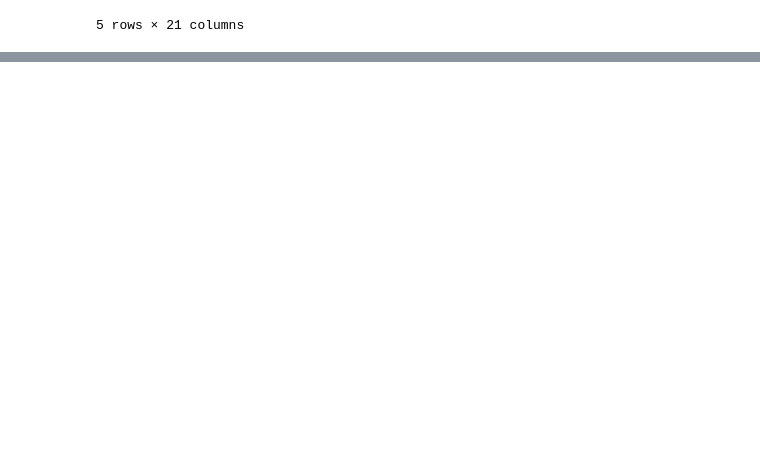
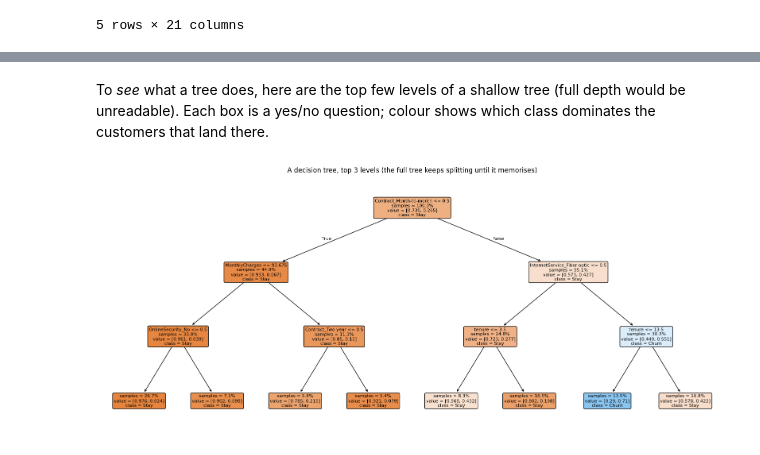
Before and after one commit to swayambhu2010/Python-Visibility, a Jupyter notebook: Ensemble methods: Bagging and random forests, adaptive boosting and gradient boosting/Week_4_v_0_0.ipynb, the cells around one changed output, grey strips where cells are left out. Saved outputs shown, nothing was run; the diff lists cells and outputs as text; code cells hidden in the pictures; blank space fills up the shorter version.

Commit message:
Bagging and Random forest methods

```diff
--- a/Ensemble methods: Bagging and random forests, adaptive boosting and gradient boosting/Week_4_v_0_0.ipynb
+++ b/Ensemble methods: Bagging and random forests, adaptive boosting and gradient boosting/Week_4_v_0_0.ipynb
@@ -65,0 +151,8 @@ df.head()
+# %%
+X_train_raw, X_test_raw, y_train, y_test = train_test_split(
+    X,
+    y,
+    test_size=0.2,
+    stratify=y,                 # Keep the same class distribution
+    random_state=RANDOM_STATE
+)
@@ -65,0 +175,9 @@ df.head()
+# %%
+encoder = OneHotEncoder(
+    handle_unknown="ignore",    # Ignore categories seen only in the test set
+    sparse_output=False          # Return a NumPy array instead of a sparse matrix
+)
+
+
+# Learn the categories from training data
+encoder.fit(X_train_raw[categorical_columns])
@@ -65,0 +211,13 @@ df.head()
+# %%
+X_train = encode_features(X_train_raw)
+X_test = encode_features(X_test_raw)
+
+feature_names = X_train.columns
+
+print(f"Total features after encoding : {X_train.shape[1]}")
+
+print(f"Training samples : {X_train.shape[0]}")
+print(f"Testing samples  : {X_test.shape[0]}")
+
+print(f"Training churn rate : {y_train.mean():.3f}")
+print(f"Testing churn rate  : {y_test.mean():.3f}")
@@ -65,0 +296,4 @@ df.head()
+# %%
+dt = DecisionTreeClassifier(class_weight="balanced", random_state=RANDOM_STATE)
+dt.fit(X_train, y_train)
+evaluate("Decision Tree (unconstrained)", dt)
@@ -65,0 +348,14 @@ df.head()
+# %% [markdown]
+To *see* what a tree does, here are the top few levels of a shallow tree (full depth would be
+unreadable). Each box is a yes/no question; colour shows which class dominates the customers that
+land there.
+# %%
+demo_tree = DecisionTreeClassifier( max_depth = 3, random_state=RANDOM_STATE).fit(X_train, y_train)
+plt.figure(figsize=(16, 7))
+plot_tree(demo_tree, feature_names=feature_names, class_names=["Stay", "Churn"],
+          filled=True, rounded=True, fontsize=8, impurity=False, proportion=True)
+plt.title("A decision tree, top 3 levels (the full tree keeps splitting until it memorises)")
+plt.tight_layout()
+plt.show()
+# %% [output]
+[figure, added]
```
Also changed, not shown: parts of 23 cells of this notebook.
